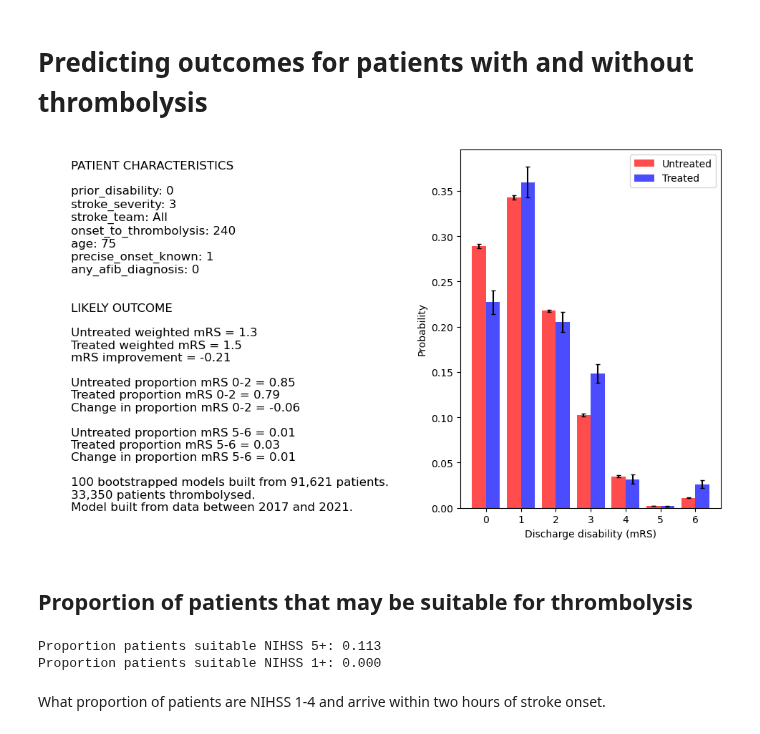
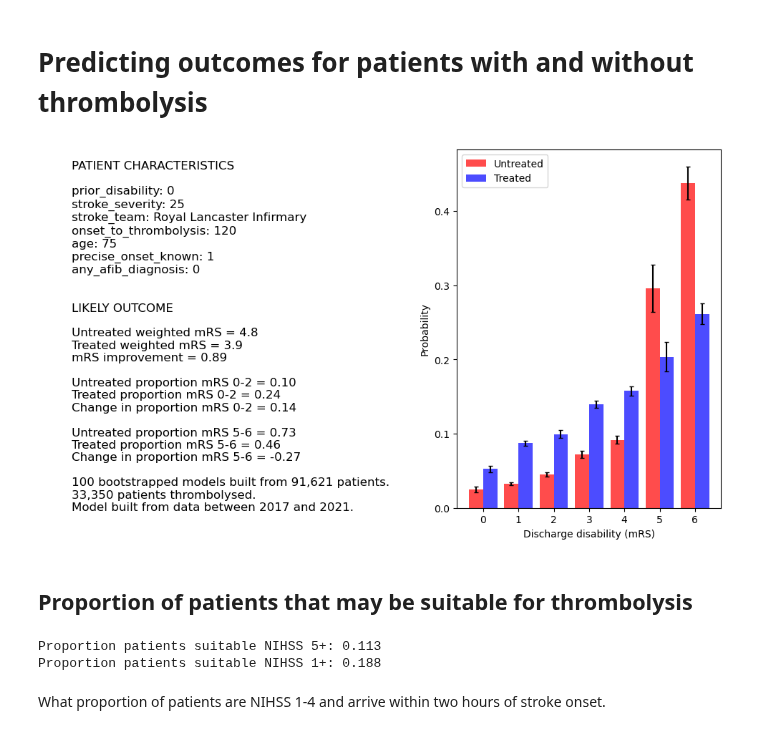
Before and after one commit to samuel-book/samuel_2_production, a Jupyter notebook: X_1_outcome.ipynb, the cells around one changed output. Drawn from its saved outputs; the diff is of its cells as text; code cells hidden in the pictures.

Commit message:
Add neutral hospital

```diff
--- a/X_1_outcome.ipynb
+++ b/X_1_outcome.ipynb
@@ -2,7 +2,7 @@
 # Predicting outcomes for patients with and without thrombolysis
 # %%
 fit_new_models = False
-combine_stroke_teams = True # Refit model if this is changed
+combine_stroke_teams = False # Refit model if this is changed
 # %%
 # Import packages and data, and fit models
 import matplotlib.pyplot as plt
@@ -197,19 +196,21 @@ def analyse_patient(patient):
     plt.close()
     return fig
 # %%
+# For a 'typical/neutral' hospital, use "Royal Lancaster Infirmary"
+
 patient = {
     'prior_disability': 0,
-    'stroke_severity': 3,
-    'stroke_team': "All",
-    'onset_to_thrombolysis': 240,
+    'stroke_severity': 25,
+    'stroke_team': "Royal Lancaster Infirmary",
+    'onset_to_thrombolysis': 120,
     'age': 75,
     'precise_onset_known': 1,
     'any_afib_diagnosis': 0
     }
 
 analyse_patient(patient)
 # %% [output]
-[figure, old version]
+[figure, new version]
 # %% [markdown]
 ## Proportion of patients that may be suitable for thrombolysis
 # %%
@@ -229,13 +230,13 @@ print (f'Proportion patients suitable NIHSS 5+: {np.mean(mask_1):0.3f}')
 mask_2 = ((full_data['infarction'] == 1) &
           (full_data['onset_to_arrival_time'] < 240) &
           (full_data['onset_known'] == 1) &
-          (full_data['afib_anticoagulant'] > 1) &
+          (full_data['afib_anticoagulant'] == 0) &
           (full_data['stroke_severity'] >= 1))
 
 print (f'Proportion patients suitable NIHSS 1+: {np.mean(mask_2):0.3f}')
 # %% [output]
 Proportion patients suitable NIHSS 5+: 0.113
-Proportion patients suitable NIHSS 1+: 0.000
+Proportion patients suitable NIHSS 1+: 0.188
 # %% [markdown]
 What proportion of patients are NIHSS 1-4 and arrive within two hours of stroke onset.
 # %%
```
Also changed, not shown: parts of 5 cells of this notebook.
